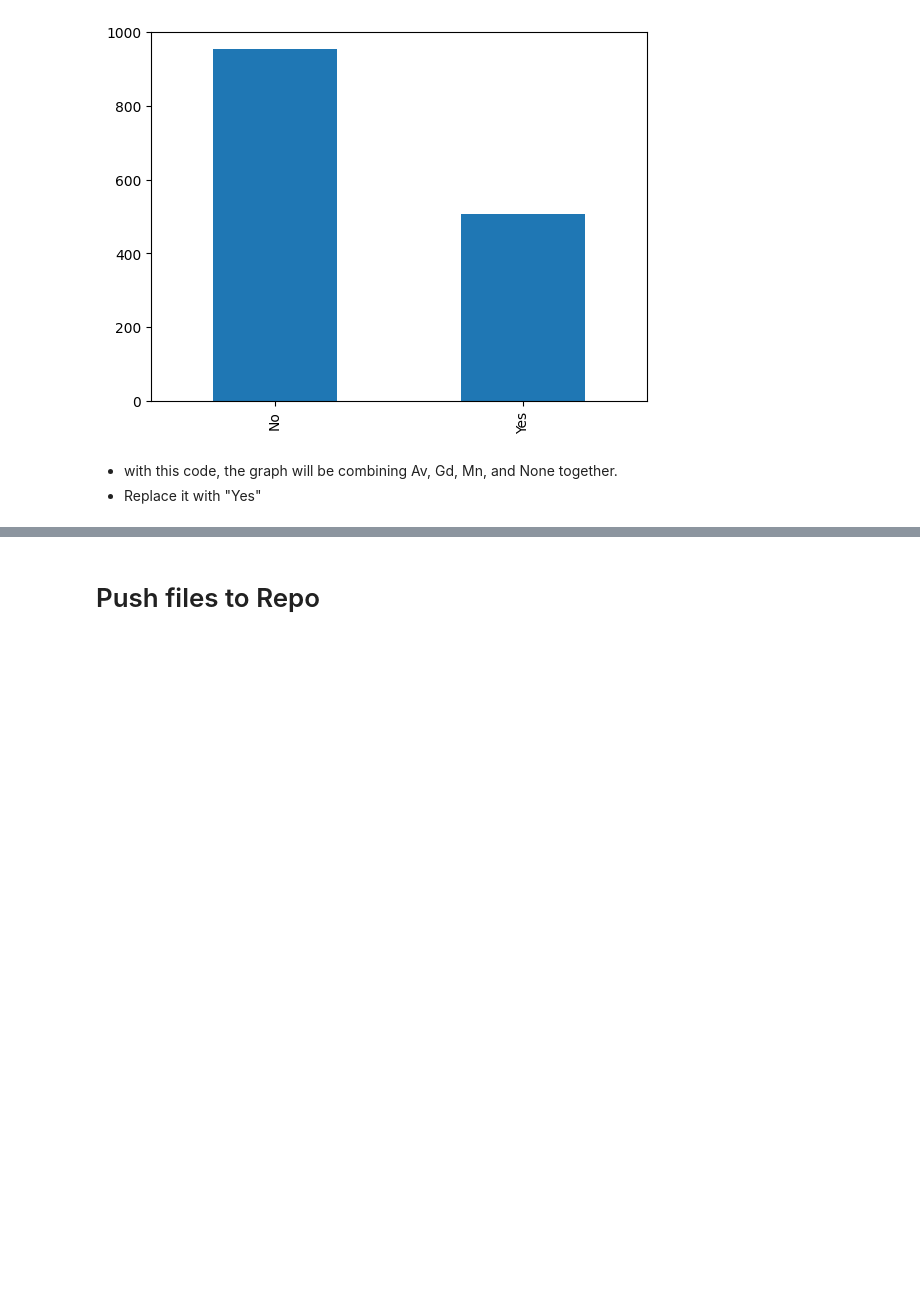
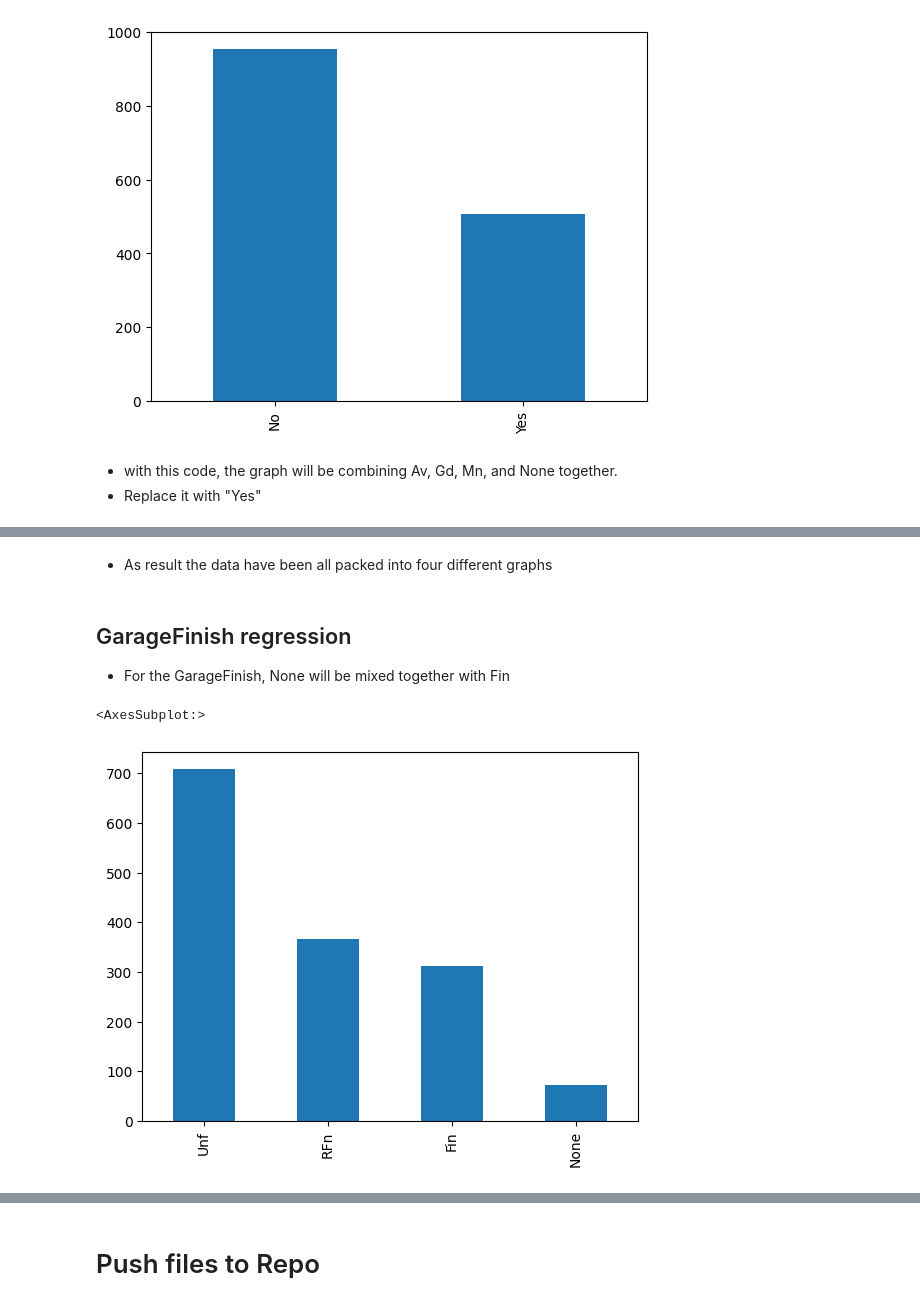
Before and after one commit to TimothyYW/Project_05, a Jupyter notebook: jupyter_notebooks/02 Data_Cleaning.ipynb, the cells around one changed output, grey strips where cells are left out. Drawn from its saved outputs; the diff is of its cells as text; code cells hidden in the pictures; blank space fills up the shorter version.

```diff
--- a/jupyter_notebooks/02 Data_Cleaning.ipynb
+++ b/jupyter_notebooks/02 Data_Cleaning.ipynb
@@ -165,0 +184,10 @@ df['BsmtExposure'].value_counts().plot.bar()
+# %% [markdown]
++ As result the data have been all packed into four different graphs
+# %% [markdown]
+## GarageFinish regression
++ For the GarageFinish, None will be mixed together with Fin
+# %%
+df["GarageFinish"].value_counts().plot.bar()
+# %% [output]
+<AxesSubplot:>
+[figure, added]
```
Also changed, not shown: parts of 8 cells of this notebook.
